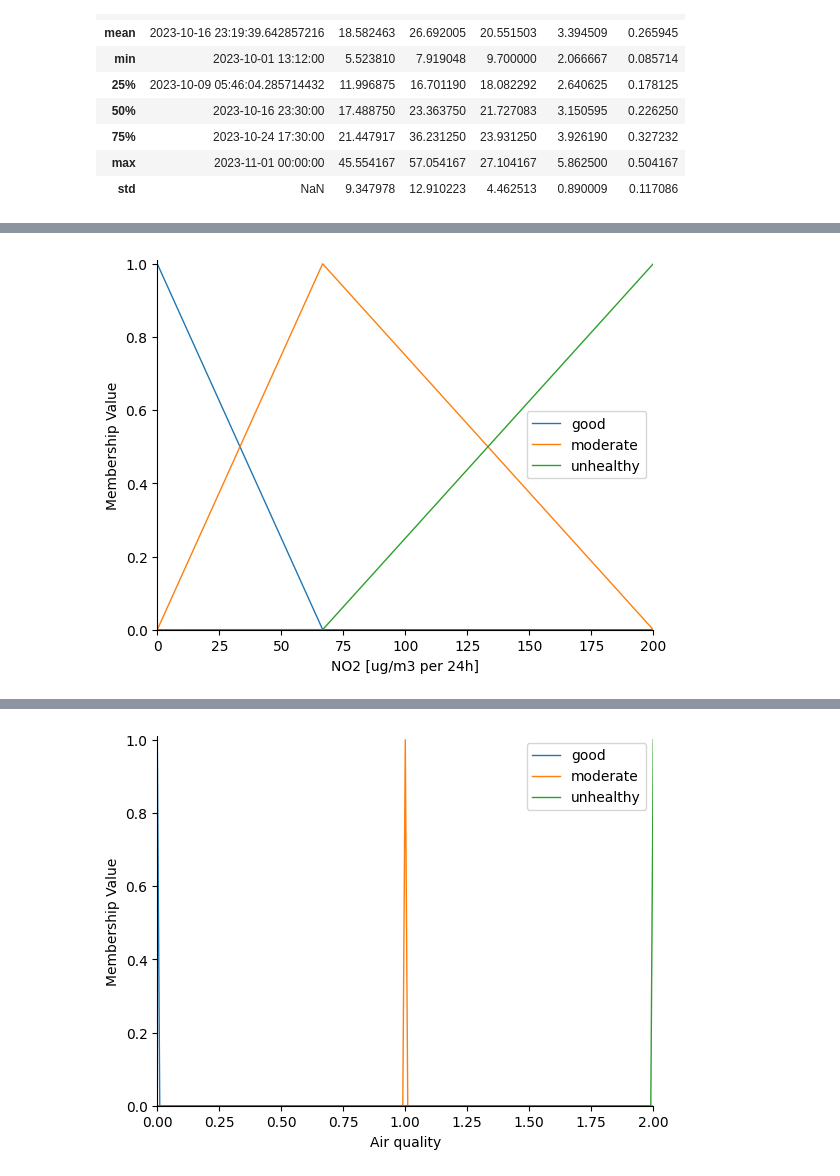
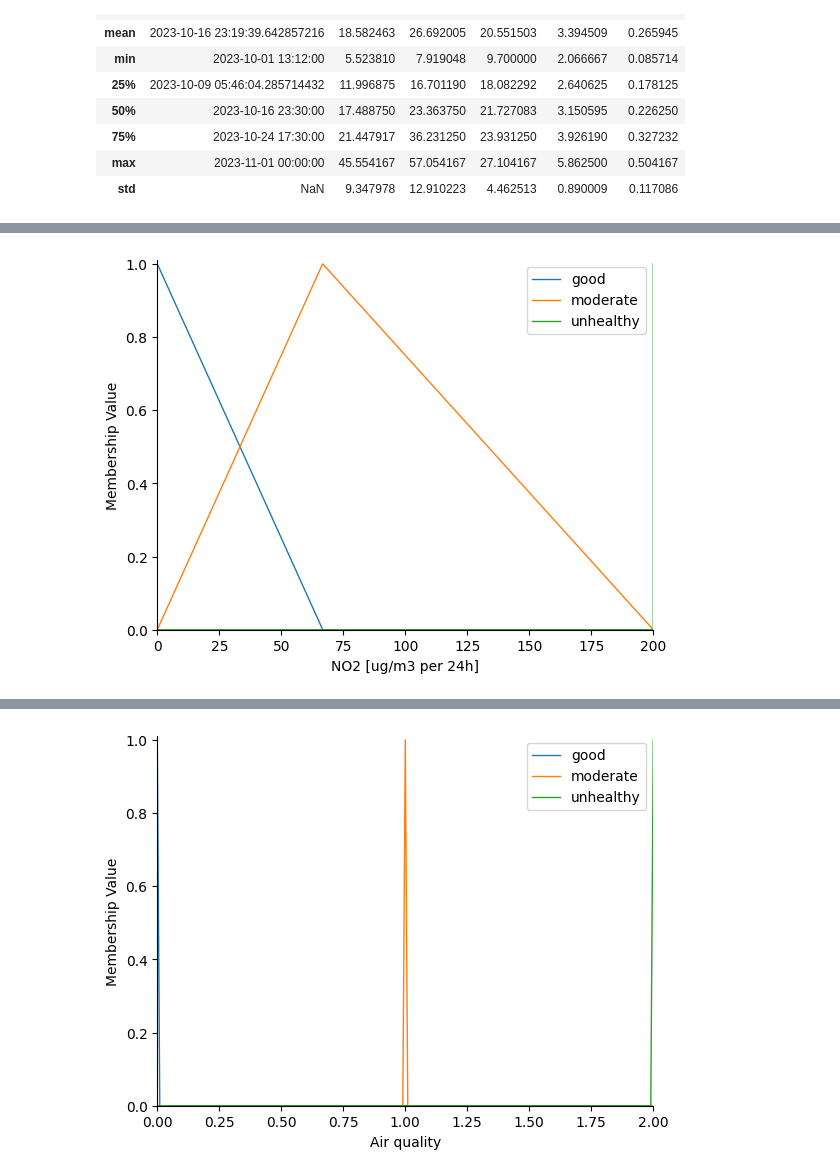
Before and after one commit to kosiyyu/air-quality-assessment-system, a Jupyter notebook: air_quality.ipynb, the cells around one changed output, grey strips where cells are left out. Cells and saved outputs as stored; diff of their text form; code cells hidden in the pictures.

```diff
--- a/air_quality.ipynb
+++ b/air_quality.ipynb
@@ -116,15 +116,15 @@ plt.show()
 # %%
 no2[good] = fuzz.trimf(no2.universe, [0, 0, no2_safe_limit / 3])
 no2[moderate] = fuzz.trimf(no2.universe, [0, no2_safe_limit / 3, no2_safe_limit])
-no2[unhealthy] = fuzz.trapmf(no2.universe, [no2_safe_limit / 3, no2_safe_limit, no2_max, no2_max])
+no2[unhealthy] = fuzz.trapmf(no2.universe, [no2_safe_limit, no2_safe_limit, no2_max, no2_max])
 no2.view()
 
 plt.xlabel("NO2 [ug/m3 per 24h]")
 plt.ylabel("Membership Value")
 plt.legend()
 plt.show()
 # %% [output]
-[figure, old version]
+[figure, new version]
 # %%
 so2[good] = fuzz.trimf(so2.universe, [0, 0, so2_safe_limit / 3])
 so2[moderate] = fuzz.trimf(so2.universe, [0, so2_safe_limit / 3, so2_safe_limit])
```
Also changed, not shown: parts of 10 cells of this notebook.
